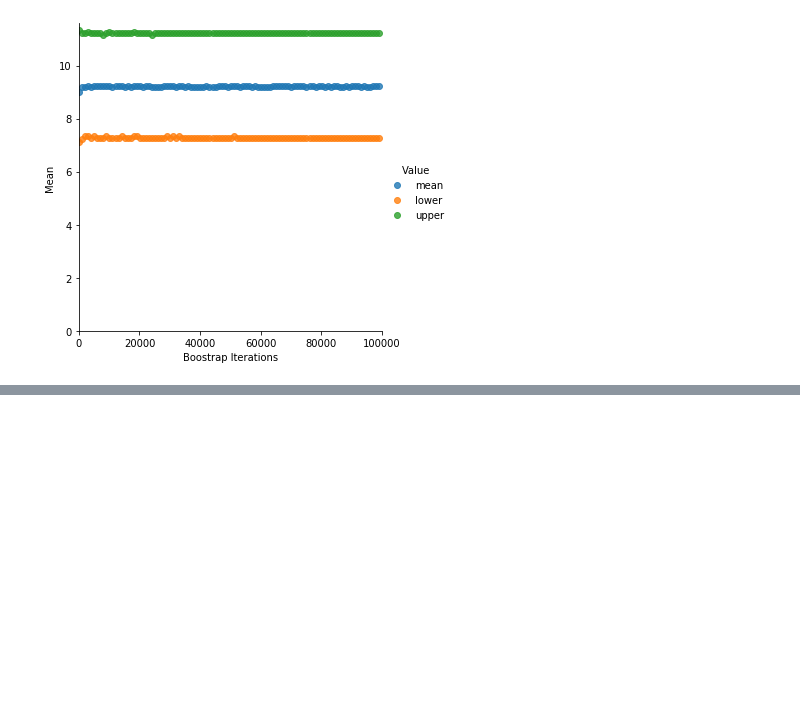
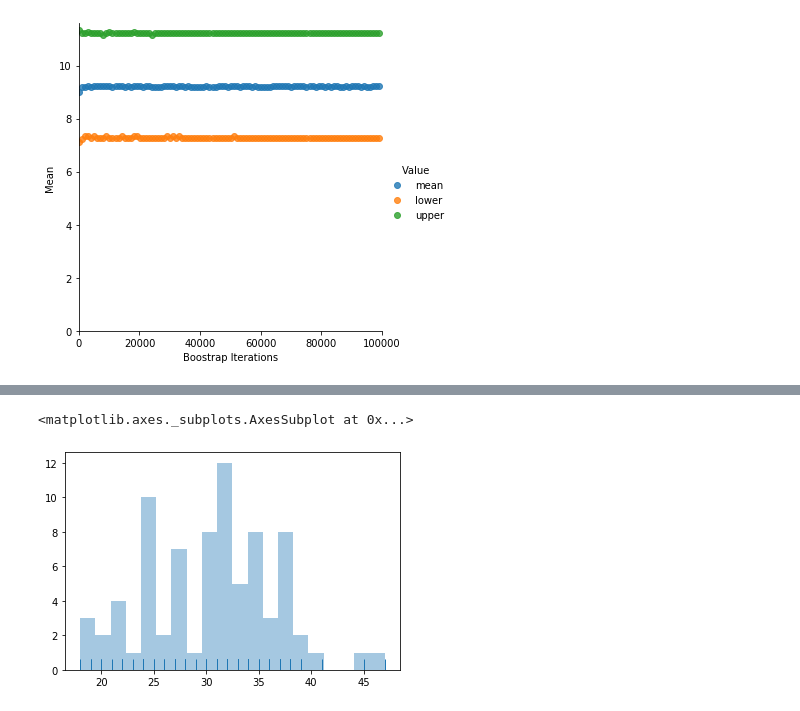
Before and after one commit to GurkiratSarna/Information-Retrieval, a Jupyter notebook: Lab 2 - 22nd January 2020.ipynb, the cells around one changed output, grey strips where cells are left out. Saved outputs shown, nothing was run; the diff lists cells and outputs as text; code cells hidden in the pictures; blank space fills up the shorter version.

```diff
--- a/Lab 2 - 22nd January 2020.ipynb
+++ b/Lab 2 - 22nd January 2020.ipynb
@@ -102,0 +133,6 @@ sns_plot.savefig("bootstrap_confidence_80.pdf", bbox_inches='tight')
+# %%
+datacol=vehicles_df[vehicles_df.columns[1]].values
+sns.distplot(datacol, bins=20, kde=False, rug=True)
+# %% [output]
+<matplotlib.axes._subplots.AxesSubplot at 0x...>
+[figure, added]
```
Also changed, not shown: parts of 4 cells of this notebook.
